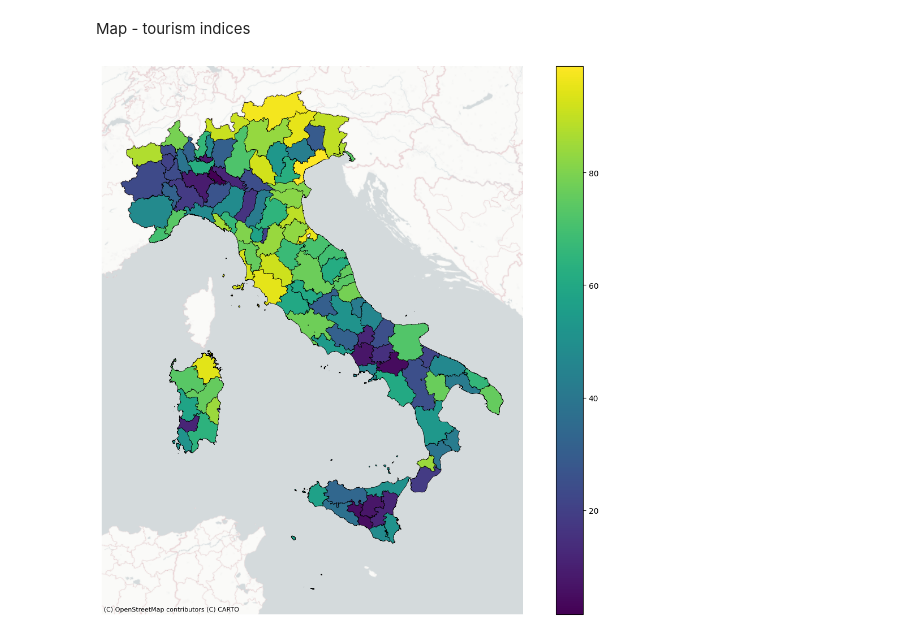
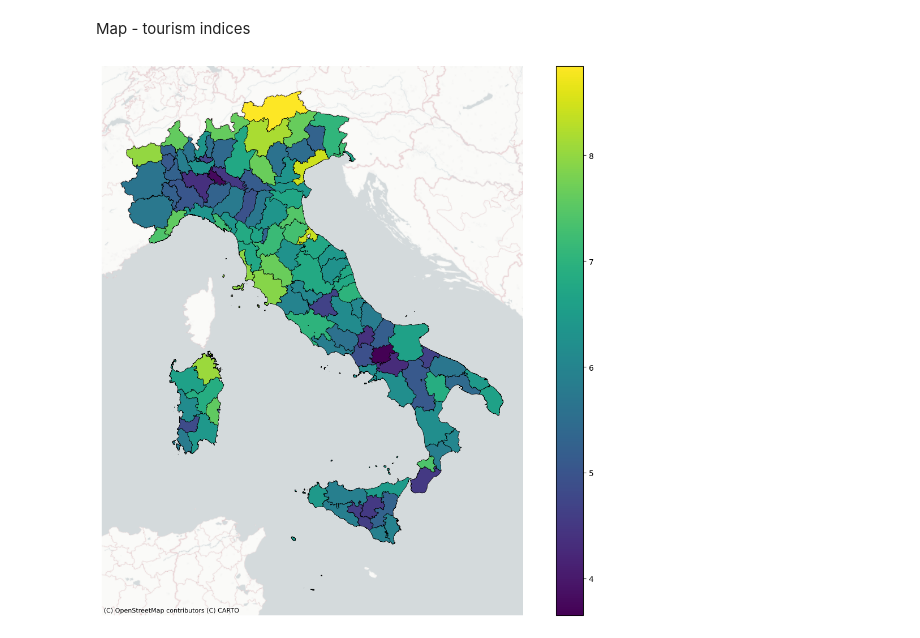
Before and after one commit to FrancescoCorti/Housing_Project, a Jupyter notebook: code/3_1_maps.ipynb, the cells around one changed output. Drawn from its saved outputs; the diff is of its cells as text; code cells hidden in the pictures.

```diff
--- a/code/3_1_maps.ipynb
+++ b/code/3_1_maps.ipynb
@@ -69,28 +65,28 @@ plt.show()
 [figure]
 # %% [markdown]
 Map - tourism indices
-# %%
-fig, ax = plt.subplots(1, 1, figsize=(12, 10))
-
-gdf = gdf_2024.to_crs(epsg=3857)
-
-gdf.plot(
-    column="tourism_index_rnk",
-    cmap="viridis",
-    linewidth=0.5,
-    edgecolor="black",
-    legend=True,
-    ax=ax
-)
-
-cx.add_basemap(
-    ax,
-    source=cx.providers.CartoDB.PositronNoLabels
-)
-
-ax.set_axis_off()
-
-plt.tight_layout()
-plt.show()
-# %% [output]
-[figure, removed]
+# %%
+fig, ax = plt.subplots(1, 1, figsize=(12, 10))
+
+gdf = gdf_2024.to_crs(epsg=3857)
+
+gdf.plot(
+    column="log_prov_ratio_tot_nights",
+    cmap="viridis",
+    linewidth=0.5,
+    edgecolor="black",
+    legend=True,
+    ax=ax
+)
+
+cx.add_basemap(
+    ax,
+    source=cx.providers.CartoDB.PositronNoLabels
+)
+
+ax.set_axis_off()
+
+plt.tight_layout()
+plt.show()
+# %% [output]
+[figure, added]
```
Also changed, not shown: parts of 4 cells of this notebook, 2 other files.
